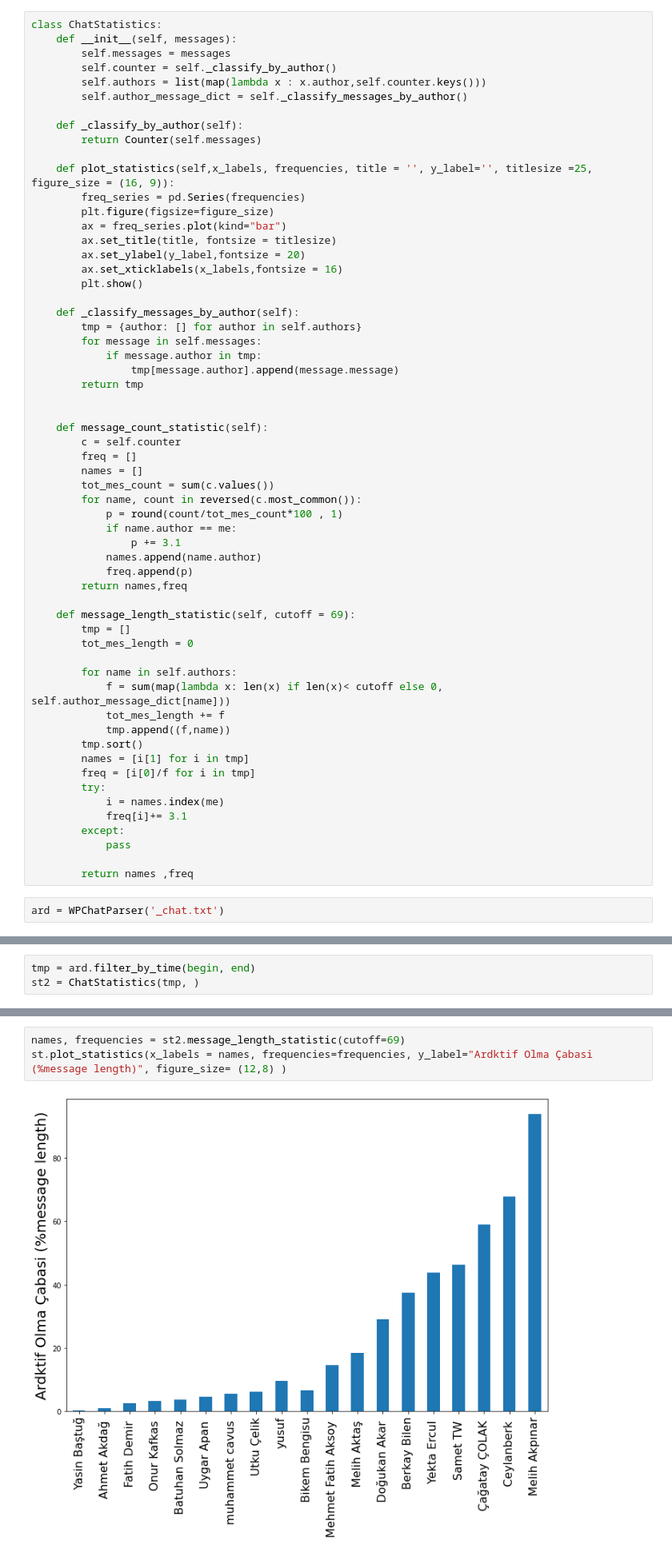
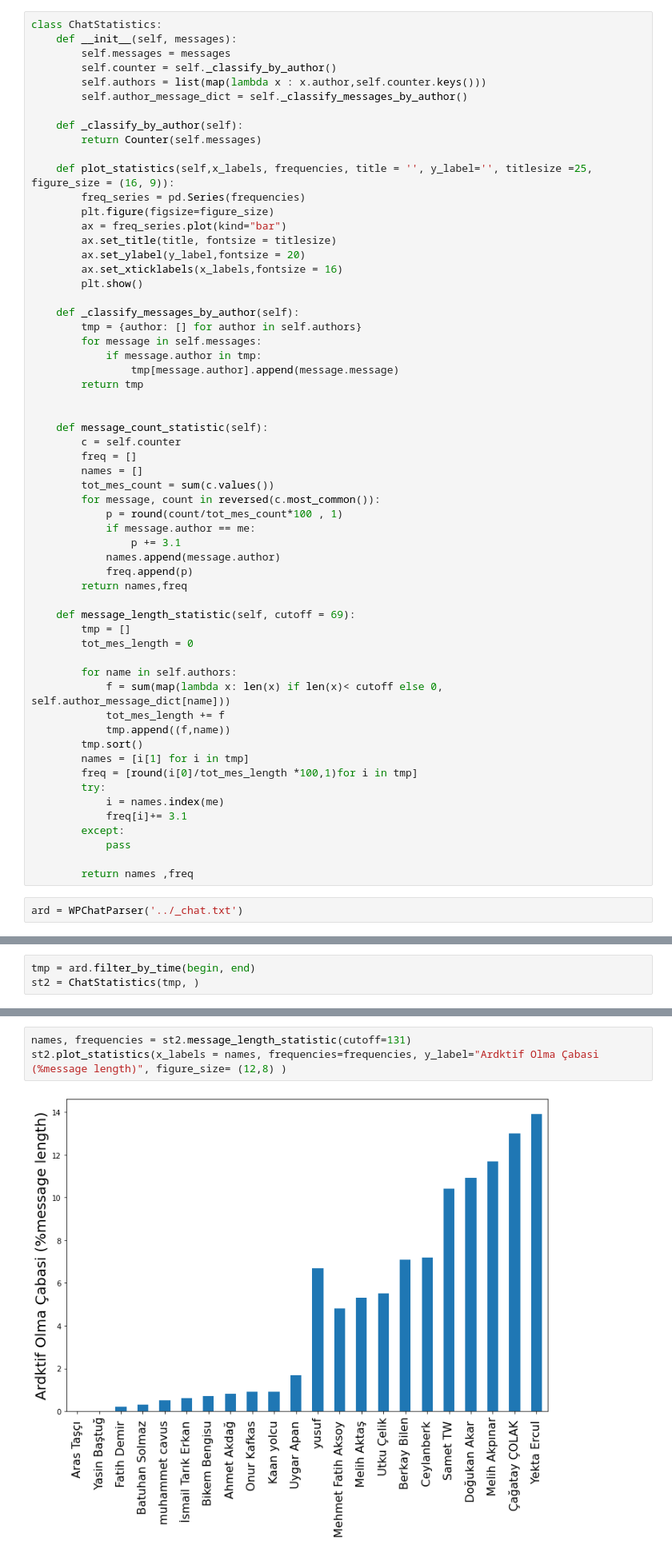
Before and after one commit to orbitstabilizer/Ard-Stats, a Jupyter notebook: Ard_Stats.ipynb, the cells around one changed output, grey strips where cells are left out. Shown at 80% size. Saved outputs shown, nothing was run; the diff lists cells and outputs as text.

Commit message:
Bug fix
message_legth_statistics was
incorrectly normalized

```diff
--- a/Ard_Stats.ipynb
+++ b/Ard_Stats.ipynb
@@ -88,11 +88,11 @@ class ChatStatistics:
         freq = []
         names = []
         tot_mes_count = sum(c.values())
-        for name, count in reversed(c.most_common()):
+        for message, count in reversed(c.most_common()):
             p = round(count/tot_mes_count*100 , 1)
-            if name.author == me:
+            if message.author == me:
                 p += 3.1
-            names.append(name.author)
+            names.append(message.author)
             freq.append(p)
         return names,freq
 
@@ -106,7 +106,7 @@ class ChatStatistics:
             tmp.append((f,name))
         tmp.sort()
         names = [i[1] for i in tmp]
-        freq = [i[0]/f for i in tmp]
+        freq = [round(i[0]/tot_mes_length *100,1)for i in tmp]
         try:
             i = names.index(me)
             freq[i]+= 3.1
@@ -115,7 +115,7 @@ class ChatStatistics:
 
         return names ,freq
 # %%
-ard = WPChatParser('_chat.txt')
+ard = WPChatParser('../_chat.txt')
 # %%
 st = ChatStatistics(ard.messages)
 # %%
@@ -143,5 +143,5 @@ st2.plot_statistics(x_labels = names, frequencies=frequencies, y_label="Ardktif
 # %%
-names, frequencies = st2.message_length_statistic(cutoff=69)
-st.plot_statistics(x_labels = names, frequencies=frequencies, y_label="Ardktif Olma Çabasi (%message length)", figure_size= (12,8) )
+names, frequencies = st2.message_length_statistic(cutoff=131)
+st2.plot_statistics(x_labels = names, frequencies=frequencies, y_label="Ardktif Olma Çabasi (%message length)", figure_size= (12,8) )
 # %% [output]
-[figure, old version]
+[figure, new version]
```
Also changed, not shown: parts of 3 cells of this notebook, 1 other file.
